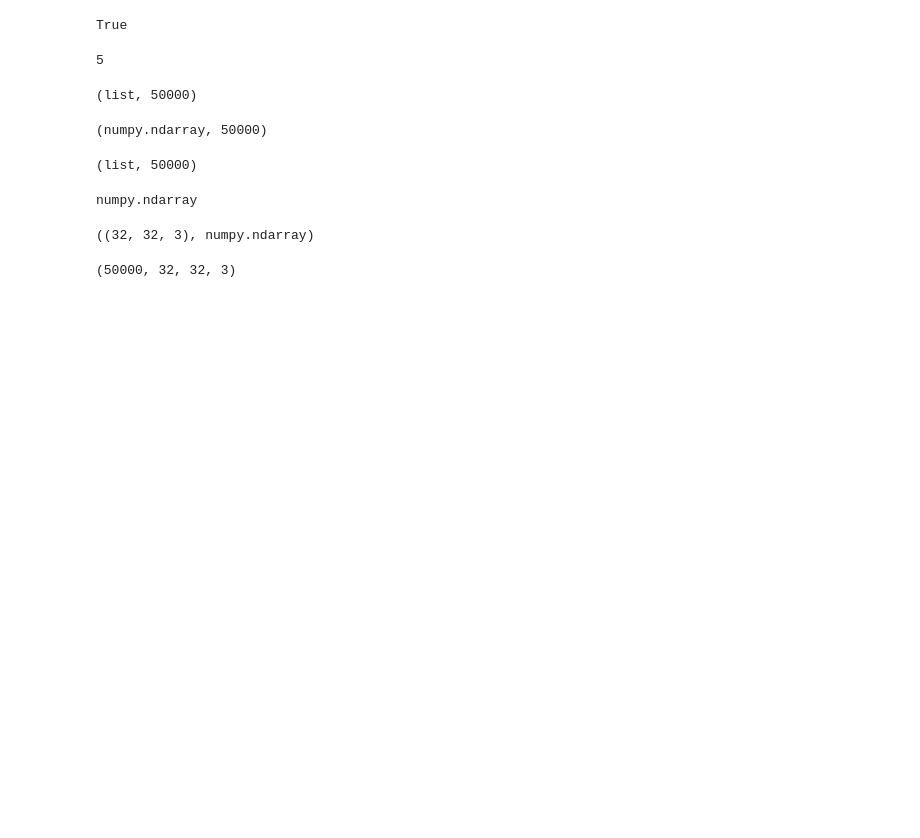
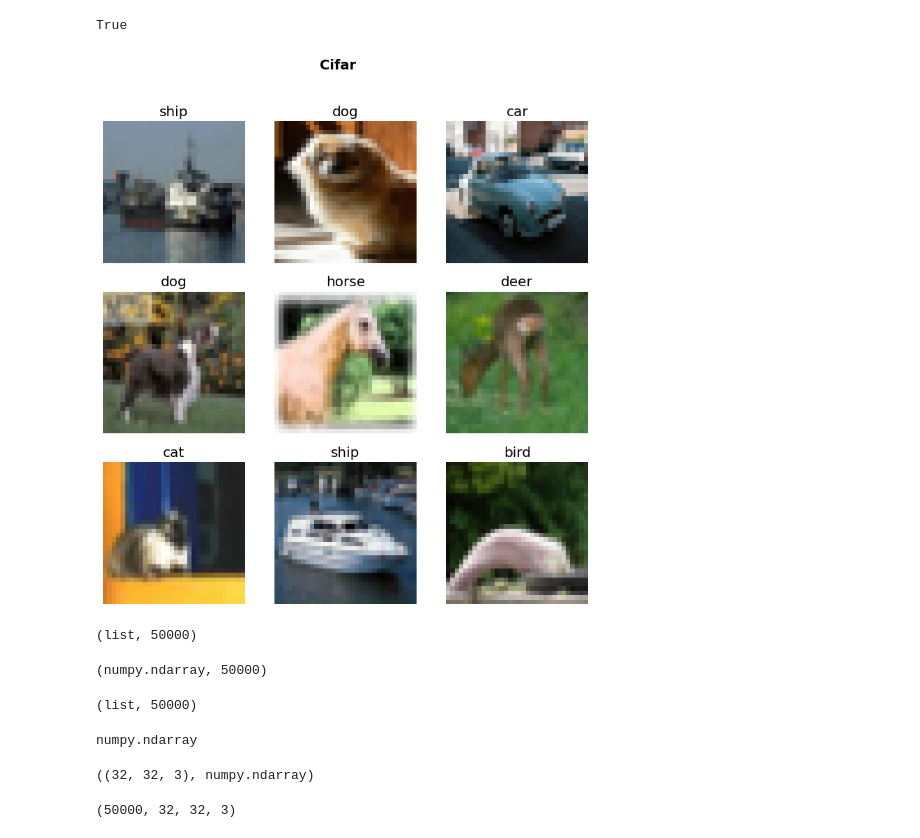
Before and after one commit to bthek1/DeepLearning, a Jupyter notebook: _proc/001_dataset_CIFAR_10.ipynb, the cells around one changed output. Drawn from its saved outputs; the diff is of its cells as text; code cells hidden in the pictures; blank space fills up the shorter version.

```diff
--- a/_proc/001_dataset_CIFAR_10.ipynb
+++ b/_proc/001_dataset_CIFAR_10.ipynb
@@ -30,0 +84,12 @@ directory_path = 'Data/cifar-10-batches-py'
+# %%
+def show_images(ims:list, # Images to show
+                nrows:int|None=None, # Number of rows in grid
+                ncols:int|None=None, # Number of columns in grid (auto-calculated if None)
+                title:str|None=None,
+                subtitles:list|None=None, # Optional list of titles for each image
+                **kwargs):
+    "Show all images `ims` as subplots with `rows` using `titles`"
+    axs = get_grid(len(ims), nrows, ncols, title, **kwargs)[1].flat
+
+    for im,t,ax in zip_longest(ims, subtitles or [], axs):
+        show_image(im, ax=ax, title=t)
@@ -41,9 +110,7 @@ class Image:
 
     @property
     def plot(self):
-        plt.imshow(self.value)
-        plt.axis('off')  # Hide axis
-        plt.show()
+        show_images(self.value, title = "Cifar", subtitles = self.category)
 
 class Cifar:
     def __init__(self, file_path):
@@ -54,11 +121,19 @@ class Cifar:
         self.images = self.get_images_data()
         self.filenames = self.get_filenames()
 
-        self.items = {self}
+
     def __len__(self): return len(self.images)
+
     def __getitem__(self, i):
-        image = Image(self.images[i], self.labels[i], self.filenames[i], self.types[self.labels[i]])
-        return image
+        if isinstance(i, int):
+            slide = slice(i, i + 1)
+        elif isinstance(i, slice):
+            slide = i
+
+        return Image(self.images[slide],
+              self.labels[slide],
+              self.filenames[slide],
+              [self.types[i] for i in self.labels[slide]])
 
     def batch_label(self):
         return self.data[b'batch_label']
@@ -103,10 +178,10 @@ class Cifar:
         return data
 # %%
 cifar = Cifar(directory_path)
-# %%
-len(cifar.full_data)
-# %% [output]
-5
+# %%
+cifar[1:10].plot
+# %% [output]
+[figure, added]
 # %%
 type(cifar.labels), len(cifar.labels)
 # %% [output]
```
Also changed, not shown: parts of 14 cells of this notebook, 12 other files.
